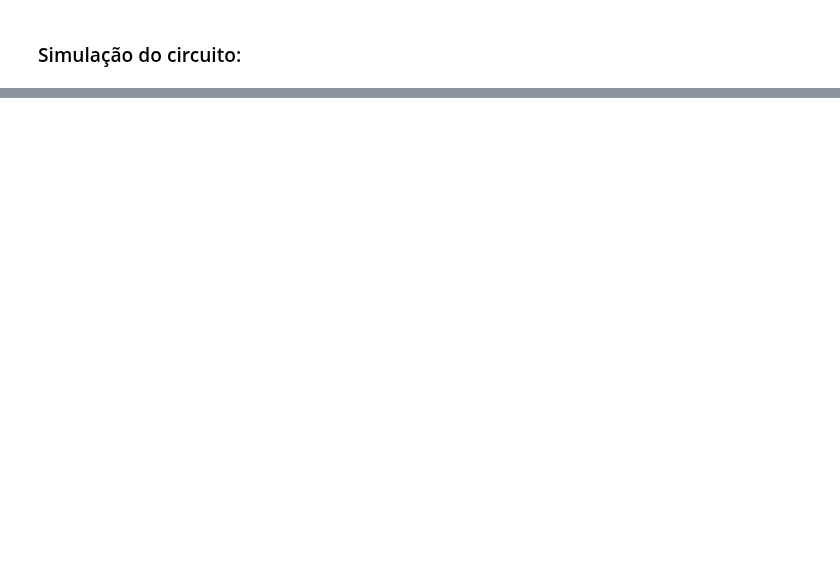
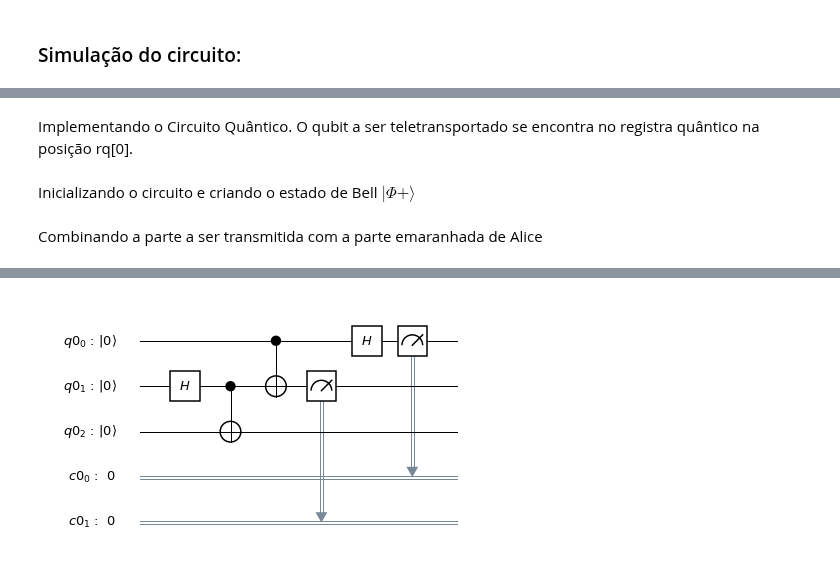
Before and after one commit to adjs/comp-quantica, a Jupyter notebook: teletransporte.ipynb, the cells around one changed output, grey strips where cells are left out. Drawn from its saved outputs; the diff is of its cells as text; code cells hidden in the pictures; blank space fills up the shorter version.

```diff
--- a/teletransporte.ipynb
+++ b/teletransporte.ipynb
@@ -171,2 +166,22 @@ Inicializando os registradores quânticos e classicos:
 # %%
 rq = qkit.QuantumRegister(size=3)
+rc = qkit.ClassicalRegister(size=2)
+# %% [markdown]
+Implementando o Circuito Quântico. O qubit a ser teletransportado se encontra no registra quântico na posição rq[0].
+# %% [markdown]
+Inicializando o circuito e criando o estado de Bell $|\Phi+\rangle$
+# %%
+teleport = qkit.QuantumCircuit(rq, rc)
+teleport.h(rq[1])
+teleport.cx(rq[1], rq[2])
+# %% [markdown]
+Combinando a parte a ser transmitida com a parte emaranhada de Alice
+# %%
+
+
+teleport.cx(rq[0], rq[1])
+teleport.h(rq[0])
+teleport.measure(rq[0], rc[0])
+teleport.measure(rq[1], rc[1])
+circuit_drawer(teleport)
+# %% [output]
@@ -172,0 +189 @@ rq = qkit.QuantumRegister(size=3)
+[figure, added]
```
Also changed, not shown: parts of 20 cells of this notebook.
